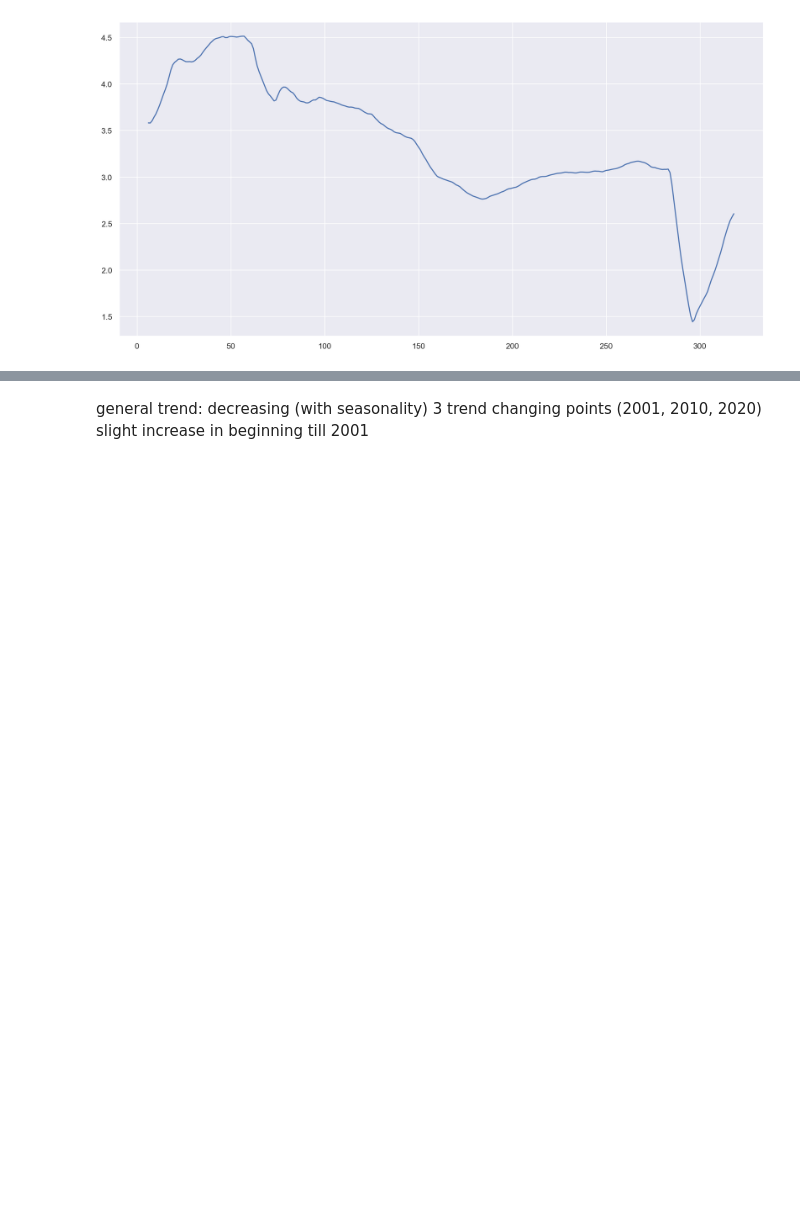
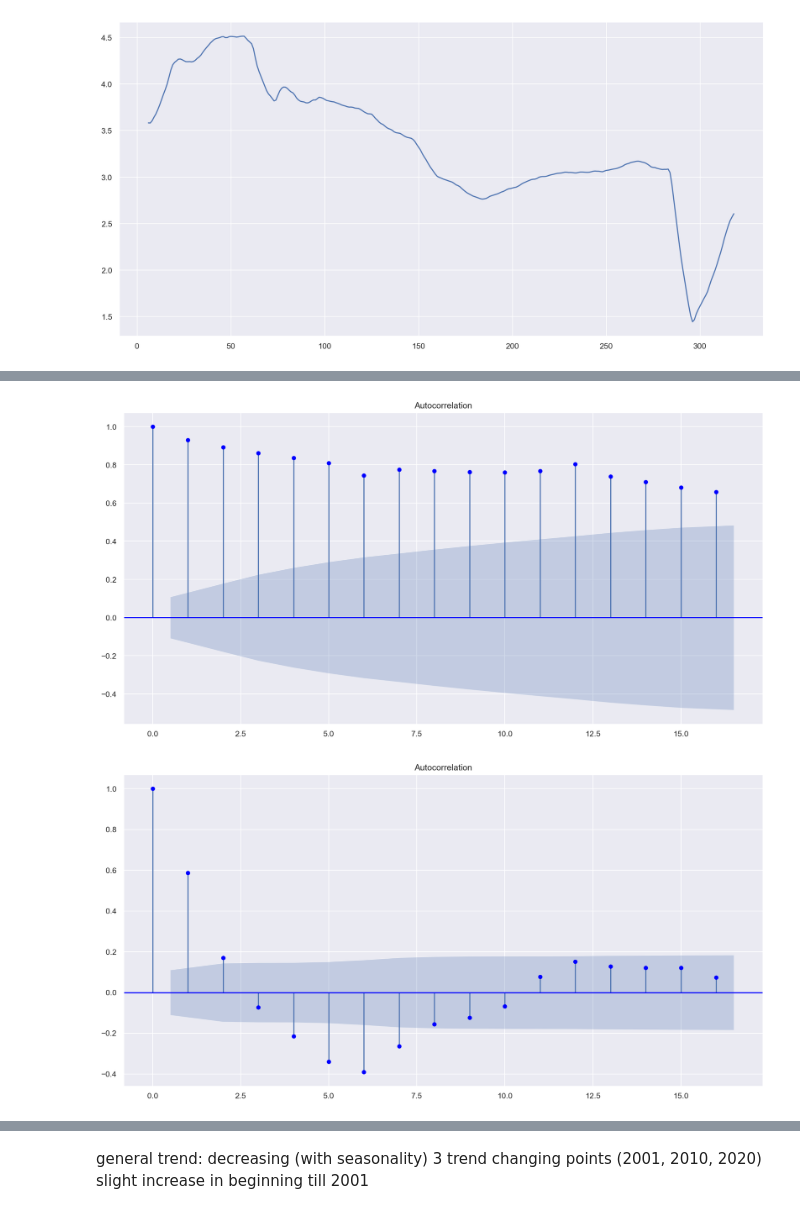
Before and after one commit to Roman20022002/Data-Analysis, a Jupyter notebook: DataMadness.ipynb, the cells around one changed output, grey strips where cells are left out. Cells and saved outputs as stored; diff of their text form; code cells hidden in the pictures; blank space fills up the shorter version.

```diff
--- a/DataMadness.ipynb
+++ b/DataMadness.ipynb
@@ -205,0 +245,8 @@ plt.plot(trend.values)
+# %%
+from statsmodels.graphics.tsaplots import plot_acf#, plot_pacf
+
+fig = plot_acf(border_crossing_monthly.Value, color = "blue", lags=16)
+fig = plot_acf(residual.dropna(), color = "blue", lags=16)
+# %% [output]
+[figure, added]
+[figure, added]
```
Also changed, not shown: parts of 17 cells of this notebook.
